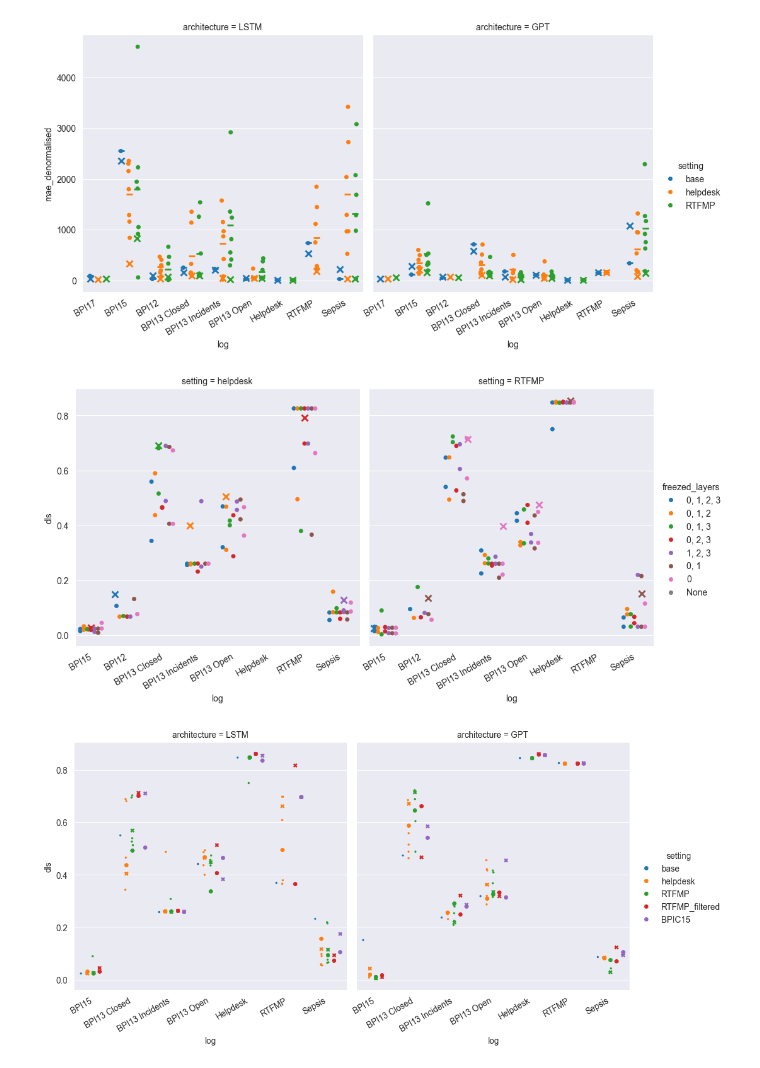
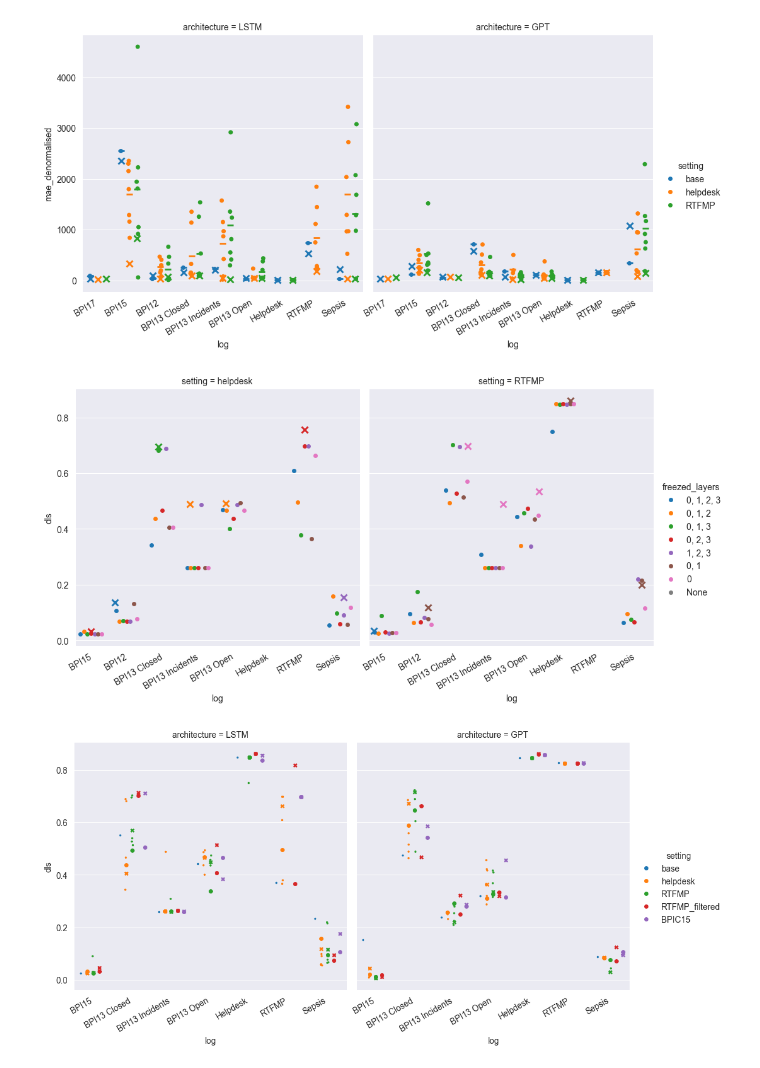
Before and after one commit to Hannoma/Transfer-Learning-for-Predictive-Process-Monitoring, a Jupyter notebook: investigating_results.ipynb, the cells around one changed output. Saved outputs shown, nothing was run; the diff lists cells and outputs as text; code cells hidden in the pictures.

Commit message:
Only show LSTM scores for freezed layer comparison

```diff
--- a/investigating_results.ipynb
+++ b/investigating_results.ipynb
@@ -408,12 +408,9 @@ g.savefig(f'{FIGURES_DIR}/reproduced_mae.svg')
 [figure]
 # %%
 data = reproduced_results_df[reproduced_results_df['setting'] != 'base'].copy()
-data['freezed_layers_count'] = data['freezed_layers'].apply(lambda x: len(x.split(',')) if isinstance(x, str) else 0)
-paper_results['freezed_layers_count'] = paper_results['freezed_layers'].apply(lambda x: len(x.split(',')) if isinstance(x, str) else 0)
-
 #Plot the dls score in order to find the best layer to freeze
 g = sns.catplot(
-    data=data,
+    data=data[data['architecture'] == 'LSTM'],
     x='log',
     y='dls',
     hue='freezed_layers',
@@ -425,36 +422,36 @@ g = sns.catplot(
 )
 # Rotate the xticklabels
 g.set_xticklabels(rotation=30, horizontalalignment='right')
 # Add the paper results
 sns.pointplot(
-    data=paper_results[paper_results['setting'] == 'helpdesk'],
+    data=paper_results[(paper_results['architecture'] == 'LSTM') & (paper_results['setting'] == 'helpdesk')],
     x='log',
     y='dls',
     hue='freezed_layers',
     hue_order=freezed_layers_order,
     markers='x',
     dodge=.75,
     ax=g.axes[0][0],
     legend=False,
     linestyles='', errorbar=None
 )
 sns.pointplot(
-    data=paper_results[paper_results['setting'] == 'RTFMP'],
+    data=paper_results[(paper_results['architecture'] == 'LSTM') & (paper_results['setting'] == 'RTFMP')],
     x='log',
     y='dls',
     hue='freezed_layers',
     hue_order=freezed_layers_order,
     markers='x',
     dodge=.75,
     ax=g.axes[0][1],
     legend=False,
     linestyles='', errorbar=None
 )
 # Save the figure as pdf and svg
 g.savefig(f'{FIGURES_DIR}/reproduced_dls_freezed_layers.pdf')
 g.savefig(f'{FIGURES_DIR}/reproduced_dls_freezed_layers.svg')
 # %% [output]
-[figure, old version]
+[figure, new version]
 # %%
 # We filter out the logs for which we have not trained a model
 pre_trained_results_df = evaluation_results_df[(evaluation_results_df['log'] != 'BPI17') & (evaluation_results_df['log'] != 'BPI12') & (evaluation_results_df['log'] != 'RTFMP filtered')].copy()
```
Also changed, not shown: 4 other files.
